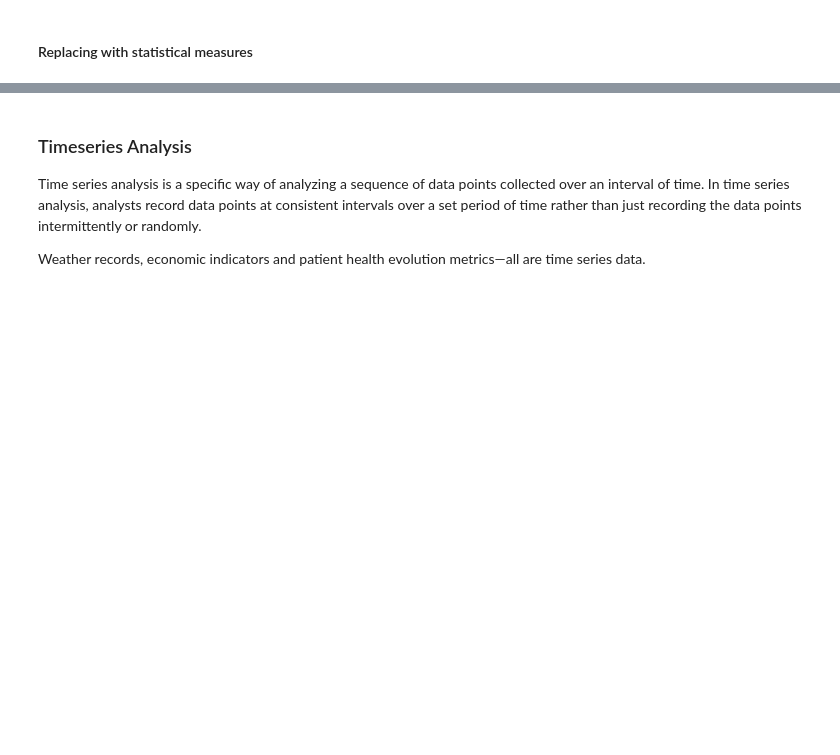
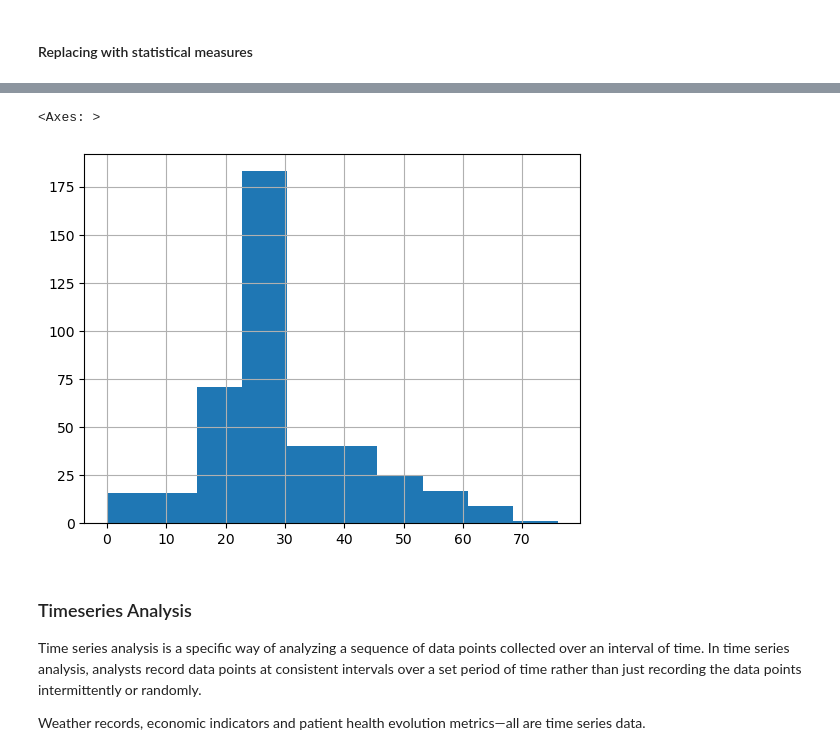
Before and after one commit to CU-CMM/summer_notes_CMM, a Jupyter notebook: w6d2_EDAcont_students.ipynb, the cells around one changed output, grey strips where cells are left out. Cells and saved outputs as stored; diff of their text form; code cells hidden in the pictures; blank space fills up the shorter version.

```diff
--- a/w6d2_EDAcont_students.ipynb
+++ b/w6d2_EDAcont_students.ipynb
@@ -530,4 +504,5 @@ import matplotlib.pyplot as plt
 # %%
 #fill the na with the average
+titanicDf = titanicDf.fillna({"Age":age_mean})
 # %%
 #check for missing values
@@ -534,4 +521,5 @@ import matplotlib.pyplot as plt
 # %%
 #Now we try to convert the age to integer
+titanicDf["Age"] = titanicDf["Age"].astype('int')
 # %%
 # look at dtypes
@@ -538,5 +543,9 @@ import matplotlib.pyplot as plt
 # %%
 #plotting age - histogram
+titanicDf["Age"].hist()
+# %% [output]
+<Axes: >
+[figure, added]
 # %% [markdown]
 ### Timeseries Analysis
 
```
Also changed, not shown: parts of 45 cells of this notebook.
